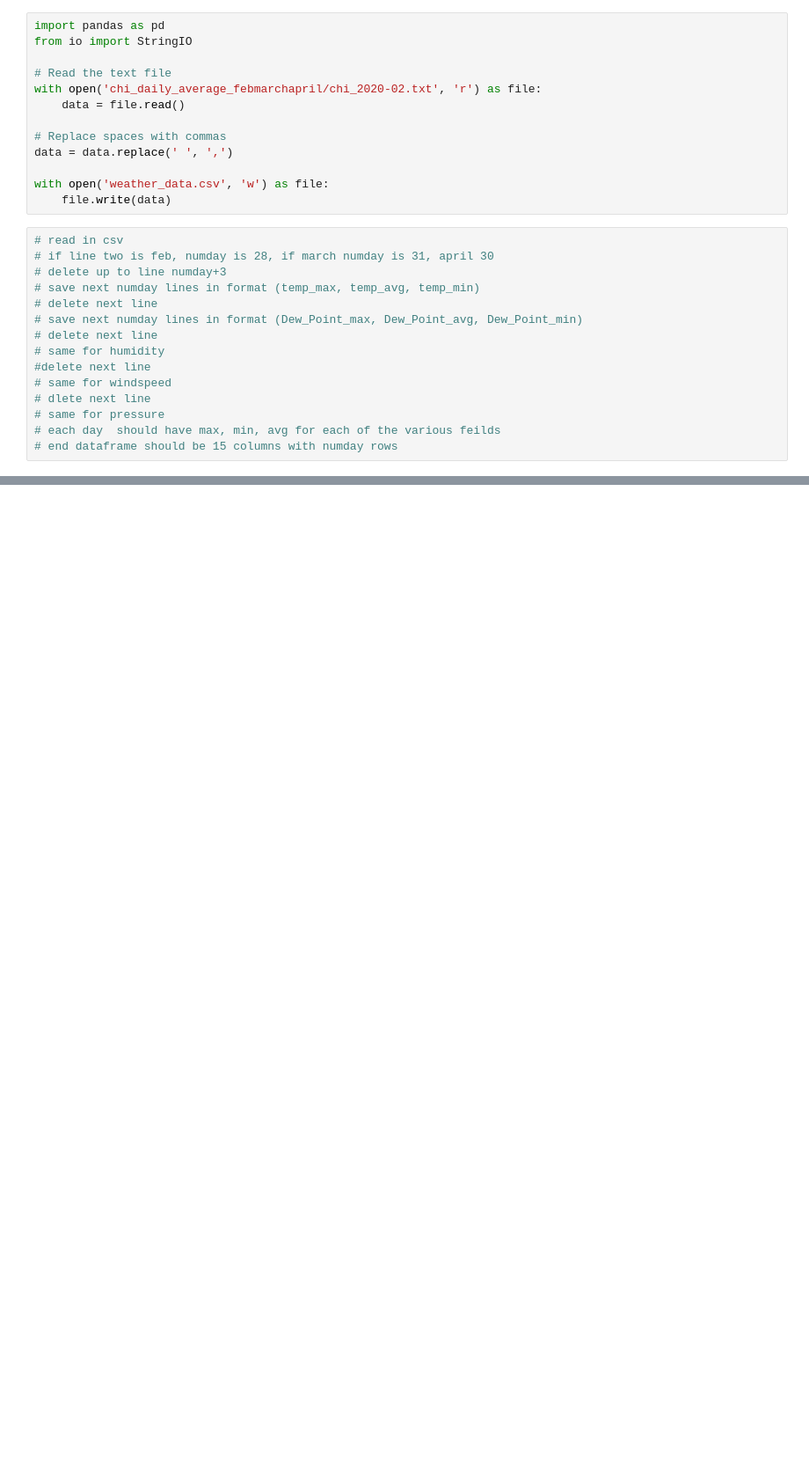
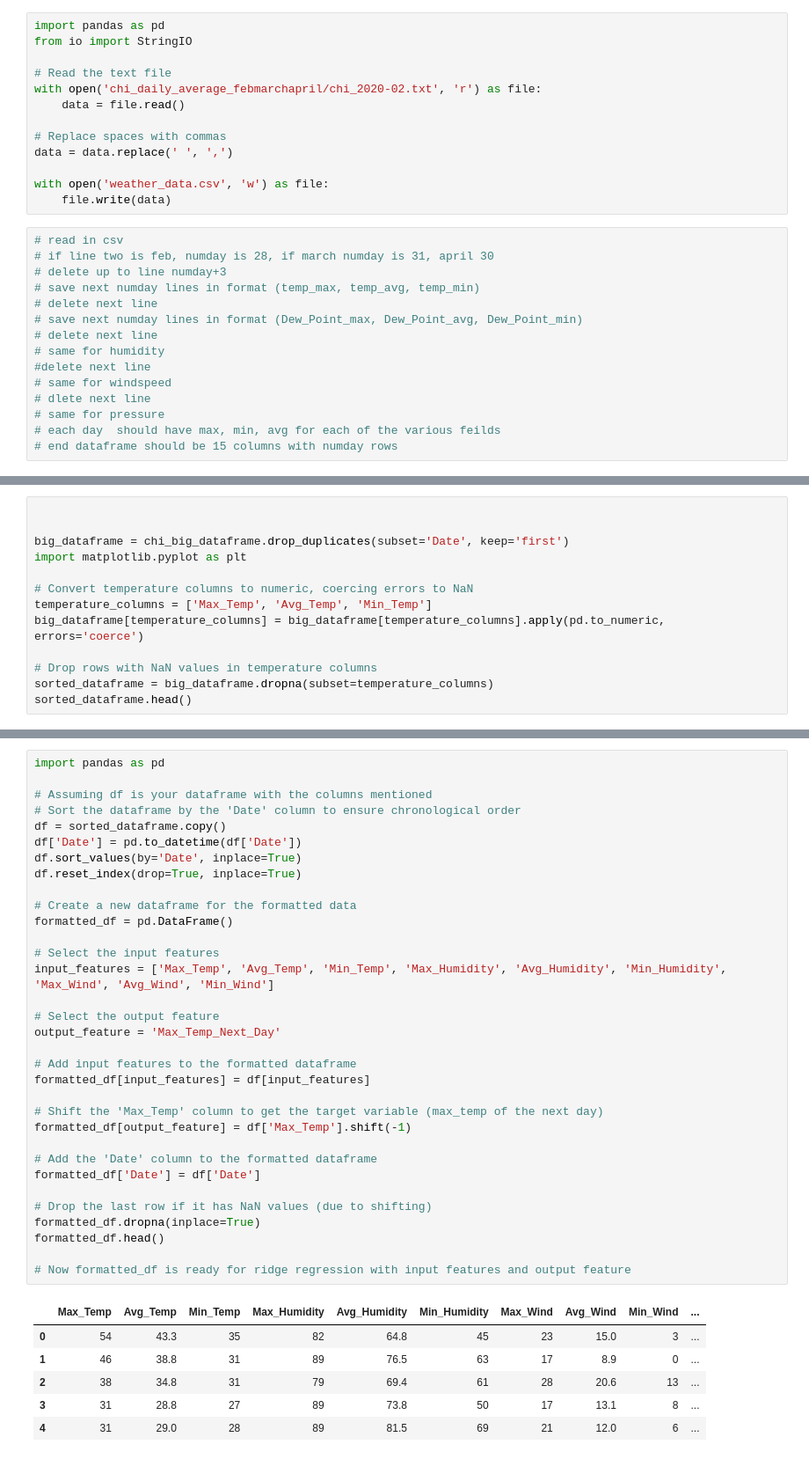
Before and after one commit to dvorins/weather-prediction, a Jupyter notebook: sixth_model.ipynb, the cells around one changed output, grey strips where cells are left out. Shown: that part at 88% size. Drawn from its saved outputs; the diff is of its cells as text; blank space fills up the shorter version.

```diff
--- a/sixth_model.ipynb
+++ b/sixth_model.ipynb
@@ -278,0 +204,13 @@ big_dataframe.to_csv('combined_data.csv', index=False)
+# %%
+
+
+big_dataframe = chi_big_dataframe.drop_duplicates(subset='Date', keep='first')
+import matplotlib.pyplot as plt
+
+# Convert temperature columns to numeric, coercing errors to NaN
+temperature_columns = ['Max_Temp', 'Avg_Temp', 'Min_Temp']
+big_dataframe[temperature_columns] = big_dataframe[temperature_columns].apply(pd.to_numeric, errors='coerce')
+
+# Drop rows with NaN values in temperature columns
+sorted_dataframe = big_dataframe.dropna(subset=temperature_columns)
+sorted_dataframe.head()
@@ -278,0 +229,40 @@ big_dataframe.to_csv('combined_data.csv', index=False)
+# %%
+import pandas as pd
+
+# Assuming df is your dataframe with the columns mentioned
+# Sort the dataframe by the 'Date' column to ensure chronological order
+df = sorted_dataframe.copy()
+df['Date'] = pd.to_datetime(df['Date'])
+df.sort_values(by='Date', inplace=True)
+df.reset_index(drop=True, inplace=True)
+
+# Create a new dataframe for the formatted data
+formatted_df = pd.DataFrame()
+
+# Select the input features
+input_features = ['Max_Temp', 'Avg_Temp', 'Min_Temp', 'Max_Humidity', 'Avg_Humidity', 'Min_Humidity', 'Max_Wind', 'Avg_Wind', 'Min_Wind']
+
+# Select the output feature
+output_feature = 'Max_Temp_Next_Day'
+
+# Add input features to the formatted dataframe
+formatted_df[input_features] = df[input_features]
+
+# Shift the 'Max_Temp' column to get the target variable (max_temp of the next day)
+formatted_df[output_feature] = df['Max_Temp'].shift(-1)
+
+# Add the 'Date' column to the formatted dataframe
+formatted_df['Date'] = df['Date']
+
+# Drop the last row if it has NaN values (due to shifting)
+formatted_df.dropna(inplace=True)
+formatted_df.head()
+
+# Now formatted_df is ready for ridge regression with input features and output feature
+# %% [output]
+|  | Max_Temp | Avg_Temp | Min_Temp | Max_Humidity | Avg_Humidity | Min_Humidity | Max_Wind | Avg_Wind | Min_Wind | ... |
+| 0 | 54 | 43.3 | 35 | 82 | 64.8 | 45 | 23 | 15.0 | 3 | ... |
+| 1 | 46 | 38.8 | 31 | 89 | 76.5 | 63 | 17 | 8.9 | 0 | ... |
+| 2 | 38 | 34.8 | 31 | 79 | 69.4 | 61 | 28 | 20.6 | 13 | ... |
+| 3 | 31 | 28.8 | 27 | 89 | 73.8 | 50 | 17 | 13.1 | 8 | ... |
+| 4 | 31 | 29.0 | 28 | 89 | 81.5 | 69 | 21 | 12.0 | 6 | ... |
```
Also changed, not shown: parts of 9 cells of this notebook, 47 other files.
